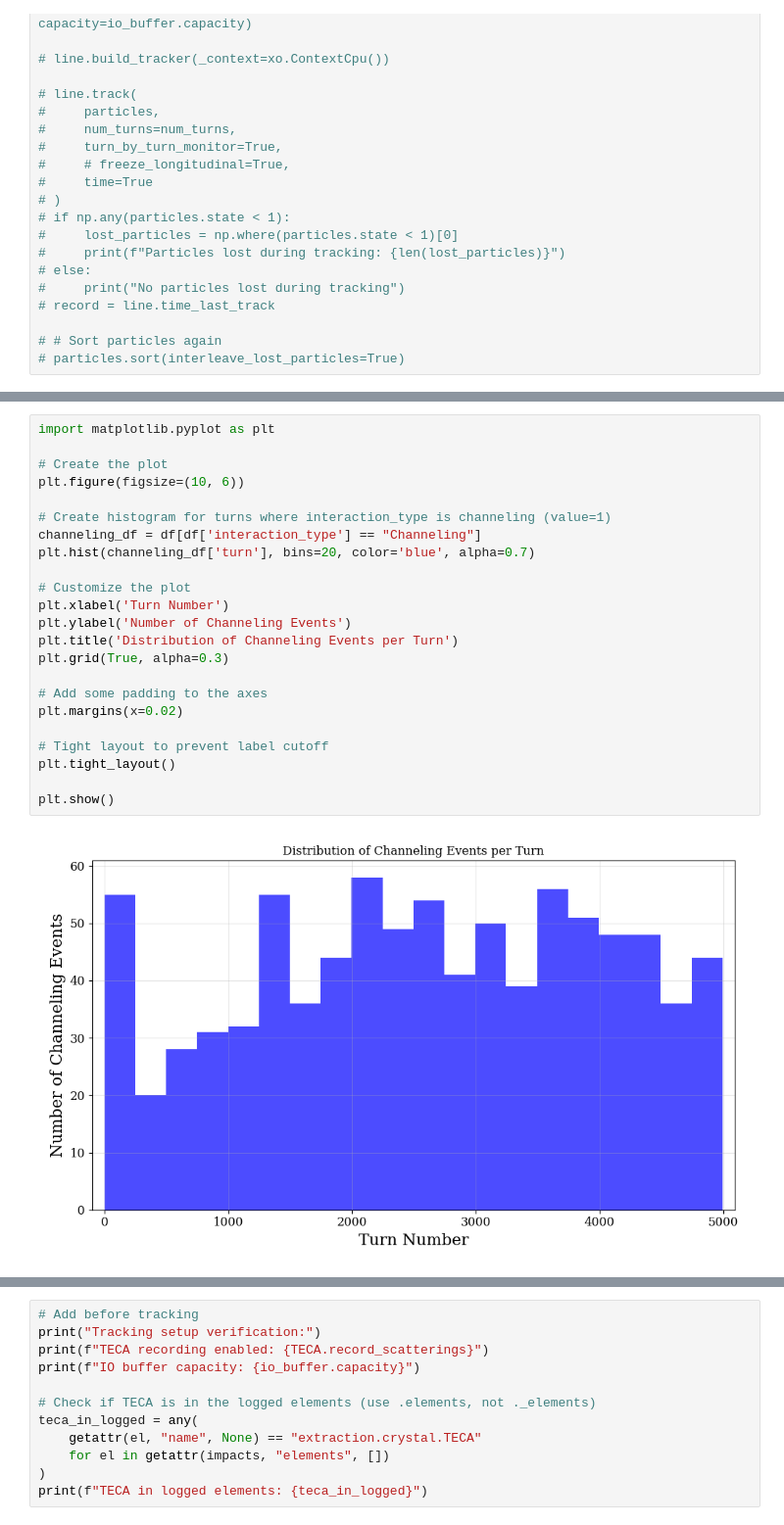
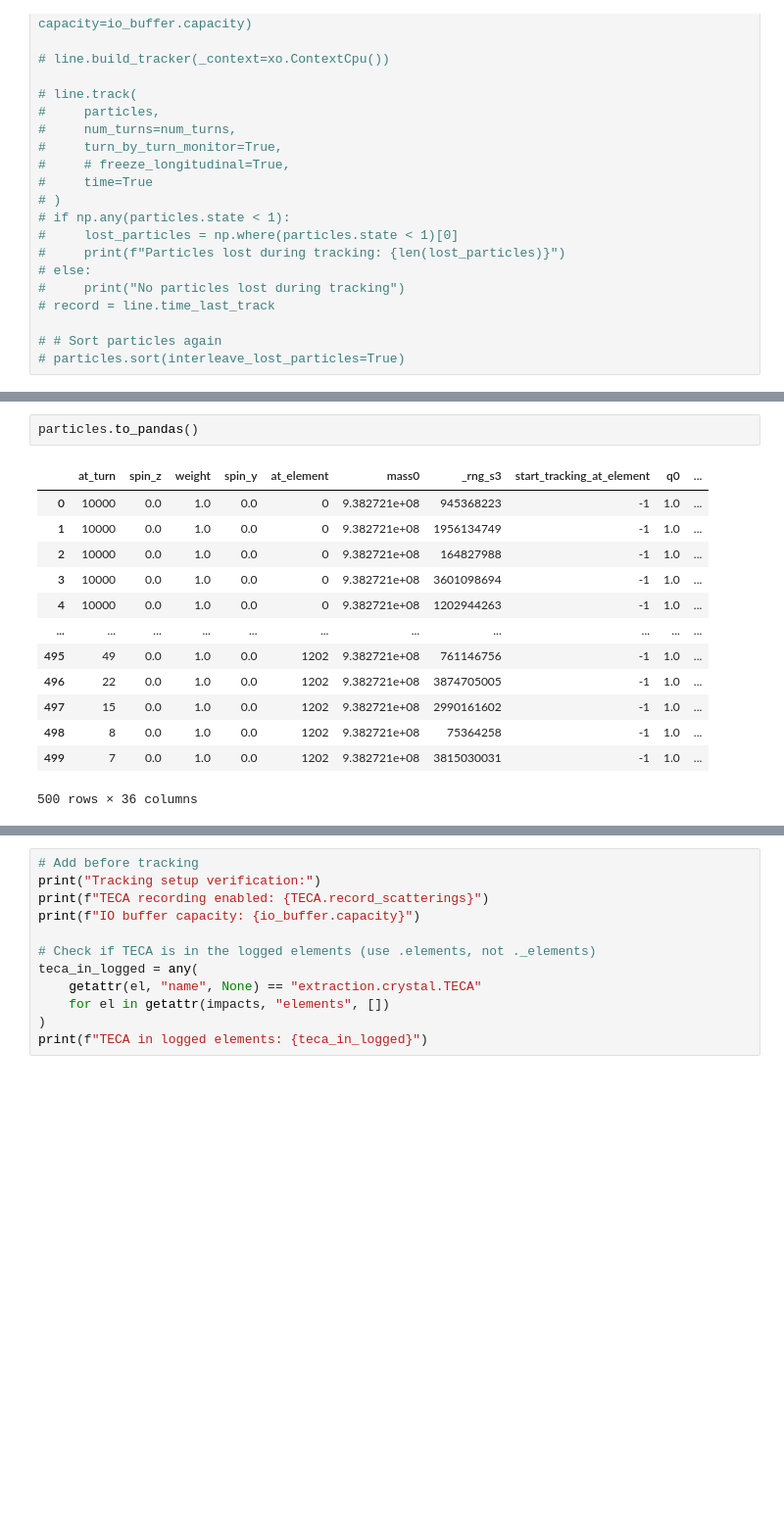
Before and after one commit to giacomells/Technical-Student-2024-2025, a Jupyter notebook: Non-Resonant Extraction/RecordIntereaction.ipynb, the cells around one changed output, grey strips where cells are left out. Shown: that part at 98% size. Cells and saved outputs as stored; diff of their text form; blank space fills up the shorter version.

```diff
--- a/Non-Resonant Extraction/RecordIntereaction.ipynb
+++ b/Non-Resonant Extraction/RecordIntereaction.ipynb
@@ -517,25 +516,16 @@ df
-# %%
-import matplotlib.pyplot as plt
-
-# Create the plot
-plt.figure(figsize=(10, 6))
-
-# Create histogram for turns where interaction_type is channeling (value=1)
-channeling_df = df[df['interaction_type'] == "Channeling"]
-plt.hist(channeling_df['turn'], bins=20, color='blue', alpha=0.7)
-
-# Customize the plot
-plt.xlabel('Turn Number')
-plt.ylabel('Number of Channeling Events')
-plt.title('Distribution of Channeling Events per Turn')
-plt.grid(True, alpha=0.3)
-
-# Add some padding to the axes
-plt.margins(x=0.02)
-
-# Tight layout to prevent label cutoff
-plt.tight_layout()
-
-plt.show()
-# %% [output]
-[figure, removed]
+# %%
+particles.to_pandas()
+# %% [output]
+|  | at_turn | spin_z | weight | spin_y | at_element | mass0 | _rng_s3 | start_tracking_at_element | q0 | ... |
+| 0 | 10000 | 0.0 | 1.0 | 0.0 | 0 | 9.382721e+08 | 945368223 | -1 | 1.0 | ... |
+| 1 | 10000 | 0.0 | 1.0 | 0.0 | 0 | 9.382721e+08 | 1956134749 | -1 | 1.0 | ... |
+| 2 | 10000 | 0.0 | 1.0 | 0.0 | 0 | 9.382721e+08 | 164827988 | -1 | 1.0 | ... |
+| 3 | 10000 | 0.0 | 1.0 | 0.0 | 0 | 9.382721e+08 | 3601098694 | -1 | 1.0 | ... |
+| 4 | 10000 | 0.0 | 1.0 | 0.0 | 0 | 9.382721e+08 | 1202944263 | -1 | 1.0 | ... |
+| ... | ... | ... | ... | ... | ... | ... | ... | ... | ... | ... |
+| 495 | 49 | 0.0 | 1.0 | 0.0 | 1202 | 9.382721e+08 | 761146756 | -1 | 1.0 | ... |
+| 496 | 22 | 0.0 | 1.0 | 0.0 | 1202 | 9.382721e+08 | 3874705005 | -1 | 1.0 | ... |
+| 497 | 15 | 0.0 | 1.0 | 0.0 | 1202 | 9.382721e+08 | 2990161602 | -1 | 1.0 | ... |
+| 498 | 8 | 0.0 | 1.0 | 0.0 | 1202 | 9.382721e+08 | 75364258 | -1 | 1.0 | ... |
+| 499 | 7 | 0.0 | 1.0 | 0.0 | 1202 | 9.382721e+08 | 3815030031 | -1 | 1.0 | ... |
+500 rows × 36 columns
```
Also changed, not shown: parts of 25 cells of this notebook.
